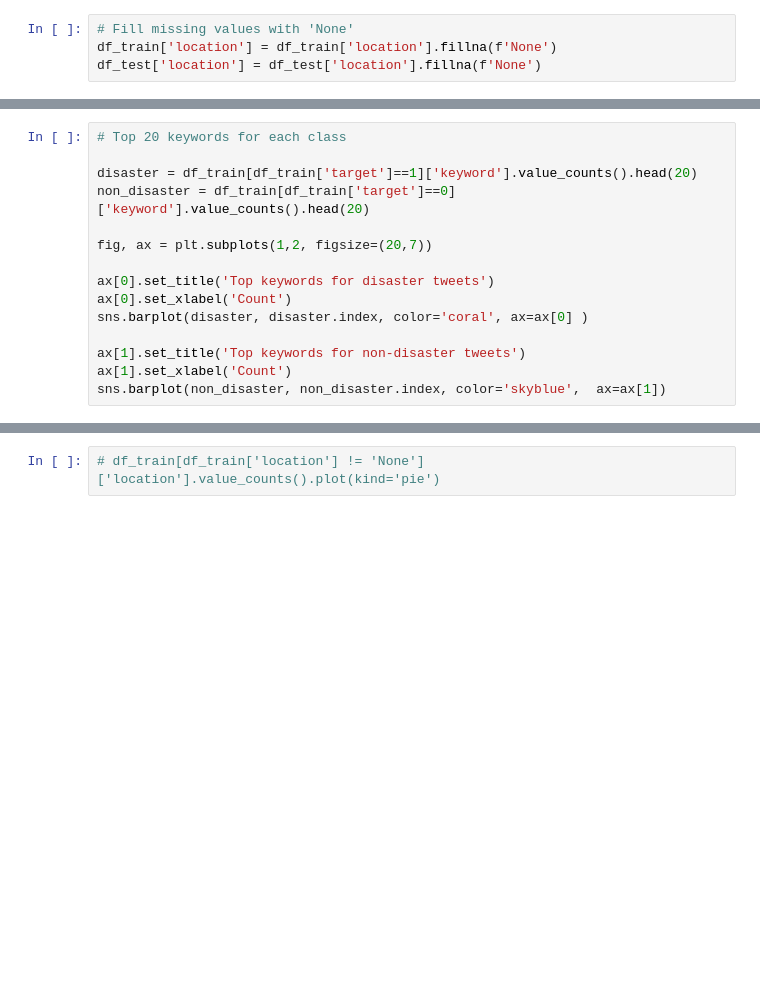
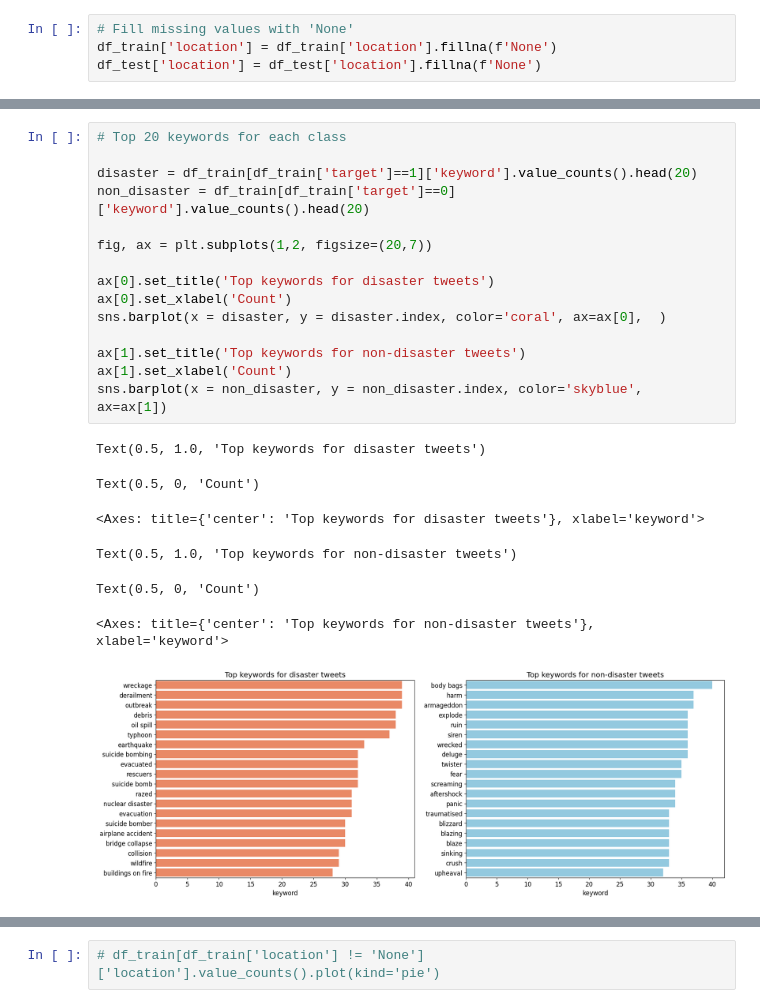
Before and after one commit to Praveen-Samudrala/Machine-Learning-and-Data-Science, a Jupyter notebook: Projects/NLP with Disaster Tweets/Disaster Tweets Classsification NLP.ipynb, the cells around one changed output, grey strips where cells are left out. Cells and saved outputs as stored; diff of their text form; blank space fills up the shorter version.

```diff
--- a/Projects/NLP with Disaster Tweets/Disaster Tweets Classsification NLP.ipynb
+++ b/Projects/NLP with Disaster Tweets/Disaster Tweets Classsification NLP.ipynb
@@ -184,18 +323,26 @@ df_test.isna().sum()
 # %%
 # Top 20 keywords for each class
 
 disaster = df_train[df_train['target']==1]['keyword'].value_counts().head(20)
 non_disaster = df_train[df_train['target']==0]['keyword'].value_counts().head(20)
 
 fig, ax = plt.subplots(1,2, figsize=(20,7))
 
 ax[0].set_title('Top keywords for disaster tweets')
 ax[0].set_xlabel('Count')
-sns.barplot(disaster, disaster.index, color='coral', ax=ax[0] )
+sns.barplot(x = disaster, y = disaster.index, color='coral', ax=ax[0],  )
 
 ax[1].set_title('Top keywords for non-disaster tweets')
 ax[1].set_xlabel('Count')
-sns.barplot(non_disaster, non_disaster.index, color='skyblue',  ax=ax[1])
+sns.barplot(x = non_disaster, y = non_disaster.index, color='skyblue',  ax=ax[1])
+# %% [output]
+Text(0.5, 1.0, 'Top keywords for disaster tweets')
+Text(0.5, 0, 'Count')
+<Axes: title={'center': 'Top keywords for disaster tweets'}, xlabel='keyword'>
+Text(0.5, 1.0, 'Top keywords for non-disaster tweets')
+Text(0.5, 0, 'Count')
+<Axes: title={'center': 'Top keywords for non-disaster tweets'}, xlabel='keyword'>
+[figure, added]
 # %%
 # Tweet Length for both classes
 
```
Also changed, not shown: parts of 55 cells of this notebook, 2 other files.
